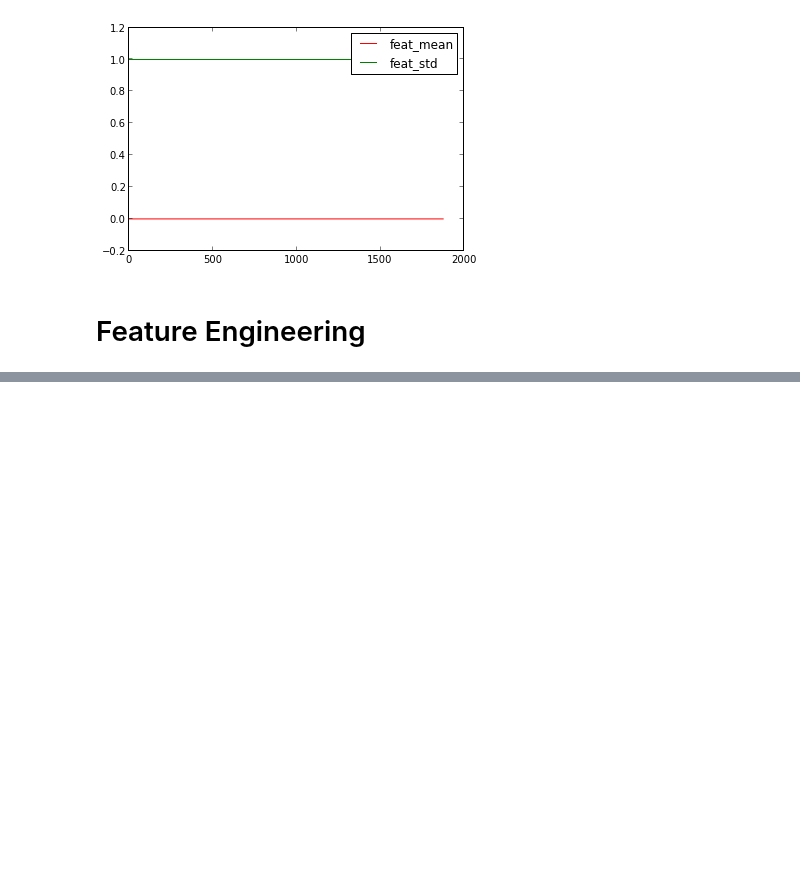
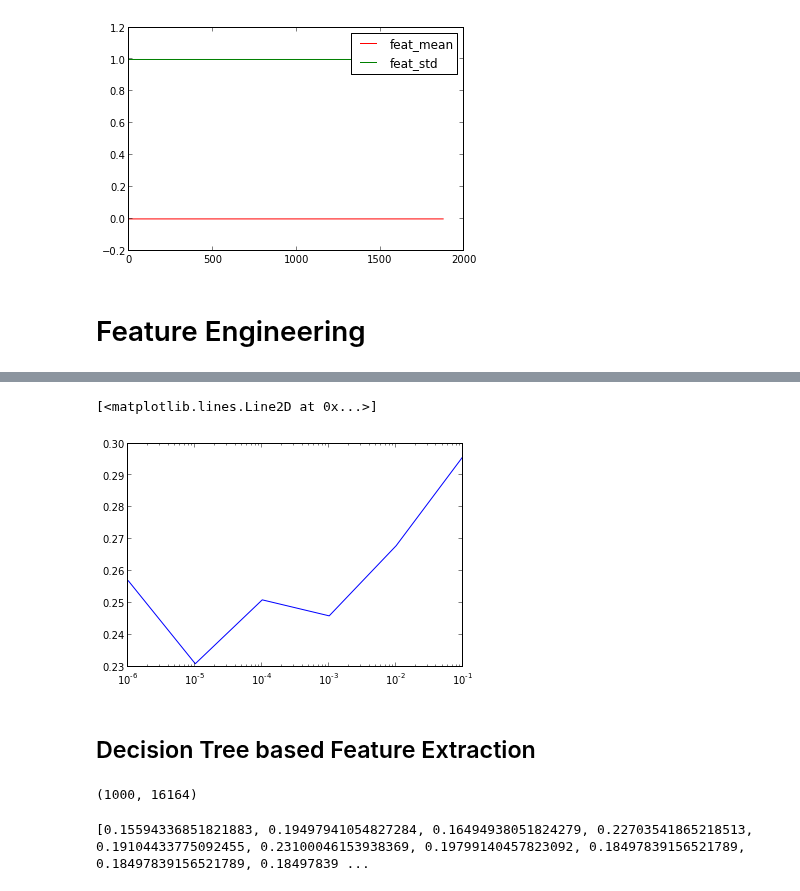
Before and after one commit to dolaameng/tutorials, a Jupyter notebook: ml-tutorials/PRACTICE_feature_and_ensemble.ipynb, the cells around one changed output, grey strips where cells are left out. Cells and saved outputs as stored; diff of their text form; code cells hidden in the pictures; blank space fills up the shorter version.

```diff
--- a/ml-tutorials/PRACTICE_feature_and_ensemble.ipynb
+++ b/ml-tutorials/PRACTICE_feature_and_ensemble.ipynb
@@ -172,0 +192,25 @@ plt.semilogx(alphas, cv_scores)
+# %%
+## TEST (II) new features with SGDClassifier
+## train tri-kmeans by both train and test data. train sgd with train data alone
+## and test sgd on test data latter
+## It seems that ipython parallel doesnt work with joblib.Parallel
+## test tri-kmeans feature extraction
+tri_kmeans = TriKmeansFeatures(n_clusters = 9, n_batches=2000,
+    batch_size_range = (2, 5), cache_dir='/tmp')
+feats = tri_kmeans.fit_transform(X_scaled)
+
+sgd = linear_model.SGDClassifier(loss='hinge', penalty='elasticnet',
+                                l1_ratio=0.9, random_state=0)
+alphas = np.logspace(-6, 5, 12)
+cv = KFold(feats.shape[0], n_folds=3, random_state=0)
+scores = [cross_val_score(sgd.set_params(alpha=alpha),
+            feats, y, cv = cv, n_jobs=1)
+            for alpha in alphas]
+cv_scores = map(np.mean, scores)
+# %%
+plt.semilogx(alphas, cv_scores)
+# %% [output]
+[<matplotlib.lines.Line2D at 0x...>]
+[figure, added]
+# %% [markdown]
+## Decision Tree based Feature Extraction
@@ -172,0 +299,31 @@ plt.semilogx(alphas, cv_scores)
+# %%
+## test decision tree based feature extraction
+dt_feat_extractor = DecisionTreeFeatures(n_batches=2000,
+                                batch_size_range = (1, 2), cache_dir='/tmp')
+#dt_feat_extractor.fit(X, y)
+feats = dt_feat_extractor.fit_transform(X, y)
+print feats.shape
+# %% [output]
+(1000, 16164)
+# %%
+## test SGD with new extracted features
+alphas = np.logspace(-6, 5, 12)
+scores = []
+for alpha in alphas:
+    cv_scores = []
+    cv = KFold(X.shape[0], n_folds=3, random_state=0)
+    for train, test in cv:
+        train_X, train_y = X[train, :], y[train]
+        test_X, test_y = X[test, :], y[test]
+        dt_feater = DecisionTreeFeatures(n_batches=2000,
+                                batch_size_range = (1, 2), cache_dir='/tmp')
+        train_feats = dt_feater.fit_transform(train_X, train_y)
+        test_feats = dt_feater.transform(test_X)
+        sgd = linear_model.SGDClassifier(loss='hinge', penalty='elasticnet',
+                                l1_ratio=0.9, random_state=0)
+        sgd.set_params(alpha=alpha).fit(train_feats, train_y)
+        cv_scores.append(sgd.score(test_feats, test_y))
+    scores.append(np.mean(cv_scores))
+print scores
+# %% [output]
+[0.15594336851821883, 0.19497941054827284, 0.16494938051824279, 0.22703541865218513, 0.19104433775092455, 0.23100046153938369, 0.19799140457823092, 0.18497839156521789, 0.18497839156521789, 0.18497839 ...
```
Also changed, not shown: parts of 11 cells of this notebook.
